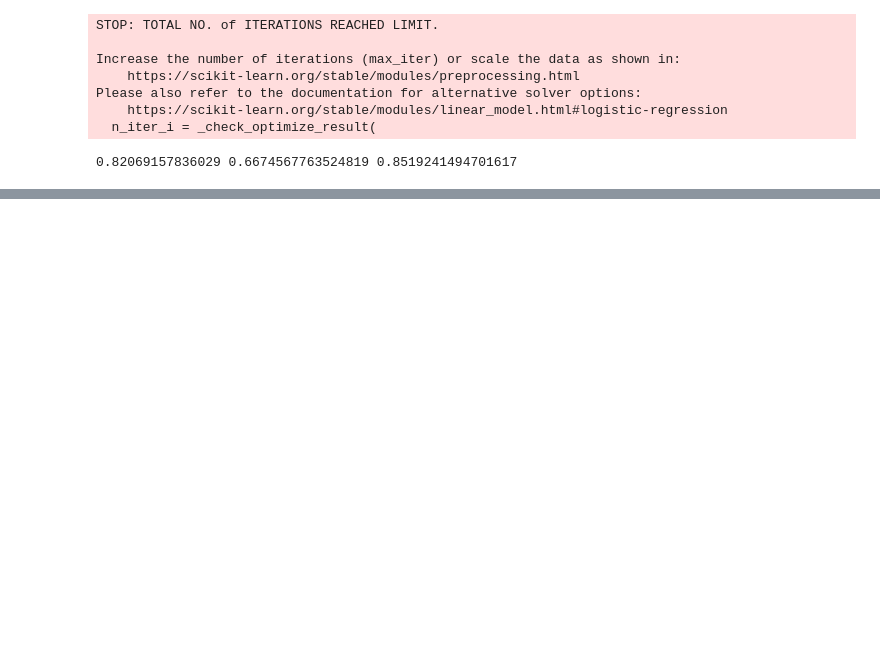
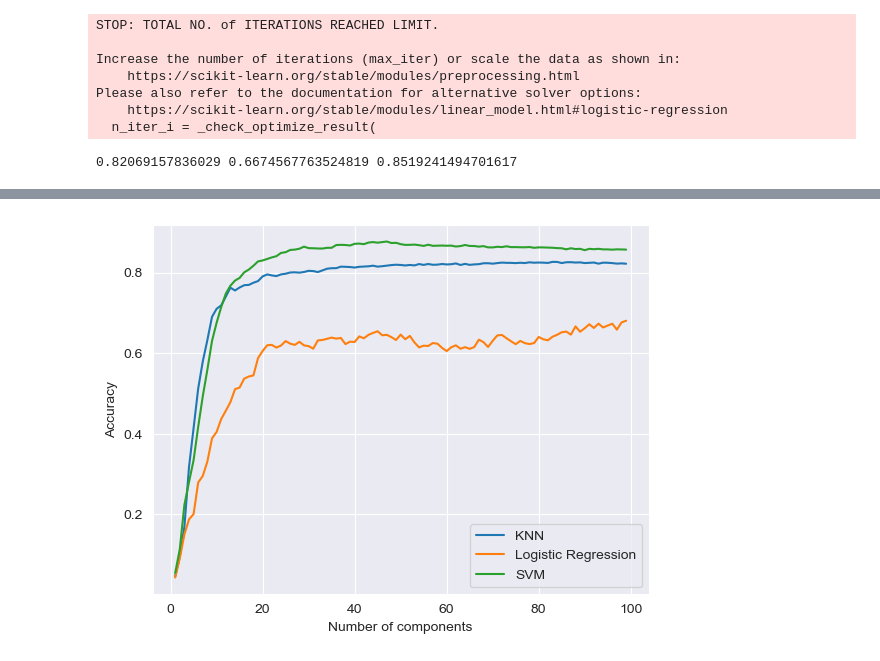
Before and after one commit to parzival979/IMAGE_RECOGNITION_PCA, a Jupyter notebook: sign_language_char.ipynb, the cells around one changed output, grey strips where cells are left out. Cells and saved outputs as stored; diff of their text form; code cells hidden in the pictures; blank space fills up the shorter version.

```diff
--- a/sign_language_char.ipynb
+++ b/sign_language_char.ipynb
@@ -216,0 +225,5 @@ plt.show()
+# %%
+# applying the function for different number of components and storing the accuracies in a list
+acc_list = []
+for i in range(1,100):
+    acc_list.append(acc_fun(train.iloc[:, 1:].values, train.iloc[:, 0].values, test.iloc[:, 1:].values, test.iloc[:, 0].values,n_components=i))
@@ -216,0 +248,12 @@ plt.show()
+# %%
+# plotting the accuracies
+import matplotlib.pyplot as plt
+plt.plot(range(1,100),[i[0] for i in acc_list],label='KNN')
+plt.plot(range(1,100),[i[1] for i in acc_list],label='Logistic Regression')
+plt.plot(range(1,100),[i[2] for i in acc_list],label='SVM')
+plt.xlabel('Number of components')
+plt.ylabel('Accuracy')
+plt.legend()
+plt.show()
+# %% [output]
+[figure, added]
```
Also changed, not shown: parts of 8 cells of this notebook, 2 other files.
